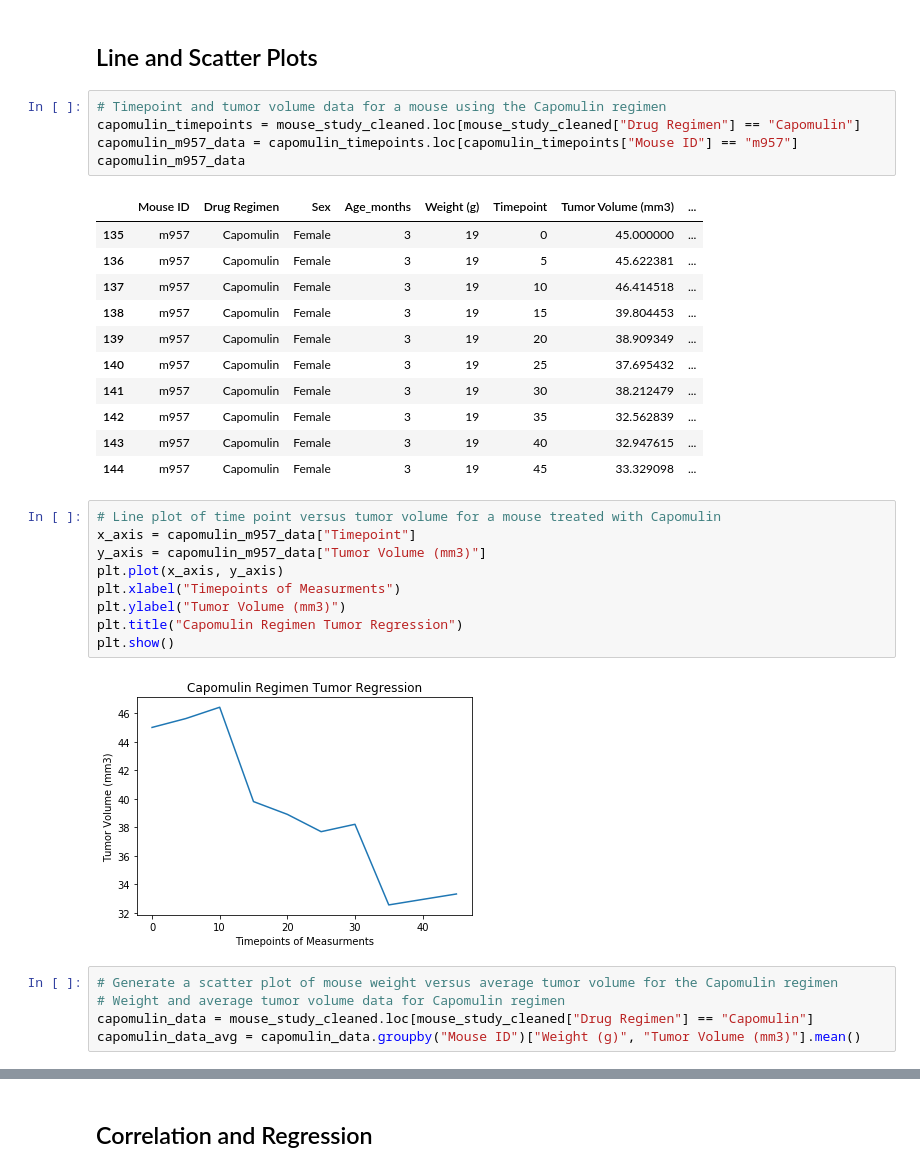
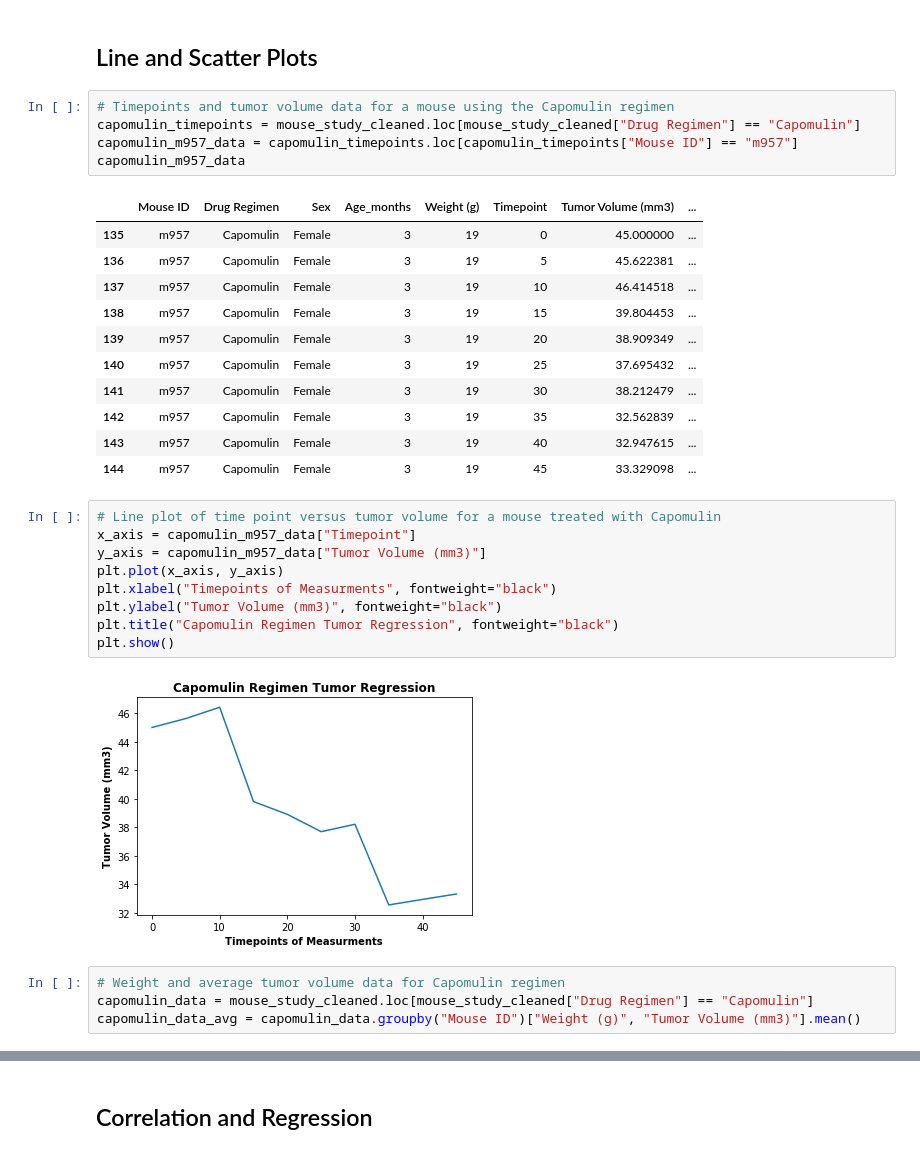
Before and after one commit to Michelin96/matplotlib-challenge, a Jupyter notebook: Pymaceuticals/pymaceuticals_starter.ipynb, the cells around one changed output, grey strips where cells are left out. Cells and saved outputs as stored; diff of their text form.

Commit message:
line, scatter, correlationand regressign complete

```diff
--- a/Pymaceuticals/pymaceuticals_starter.ipynb
+++ b/Pymaceuticals/pymaceuticals_starter.ipynb
@@ -355,7 +296,7 @@ tumor_volume_data = []
 # %% [markdown]
 ## Line and Scatter Plots
 # %%
-# Timepoint and tumor volume data for a mouse using the Capomulin regimen
+# Timepoints and tumor volume data for a mouse using the Capomulin regimen
 capomulin_timepoints = mouse_study_cleaned.loc[mouse_study_cleaned["Drug Regimen"] == "Capomulin"]
 capomulin_m957_data = capomulin_timepoints.loc[capomulin_timepoints["Mouse ID"] == "m957"]
 capomulin_m957_data
@@ -374,16 +315,15 @@ capomulin_m957_data
 # %%
 # Line plot of time point versus tumor volume for a mouse treated with Capomulin
 x_axis = capomulin_m957_data["Timepoint"]
 y_axis = capomulin_m957_data["Tumor Volume (mm3)"]
 plt.plot(x_axis, y_axis)
-plt.xlabel("Timepoints of Measurments")
-plt.ylabel("Tumor Volume (mm3)")
-plt.title("Capomulin Regimen Tumor Regression")
+plt.xlabel("Timepoints of Measurments", fontweight="black")
+plt.ylabel("Tumor Volume (mm3)", fontweight="black")
+plt.title("Capomulin Regimen Tumor Regression", fontweight="black")
 plt.show()
 # %% [output]
-[figure, old version]
+[figure, new version]
 # %%
-# Generate a scatter plot of mouse weight versus average tumor volume for the Capomulin regimen
 # Weight and average tumor volume data for Capomulin regimen
 capomulin_data = mouse_study_cleaned.loc[mouse_study_cleaned["Drug Regimen"] == "Capomulin"]
 capomulin_data_avg = capomulin_data.groupby("Mouse ID")["Weight (g)", "Tumor Volume (mm3)"].mean()
```
Also changed, not shown: parts of 13 cells of this notebook.
